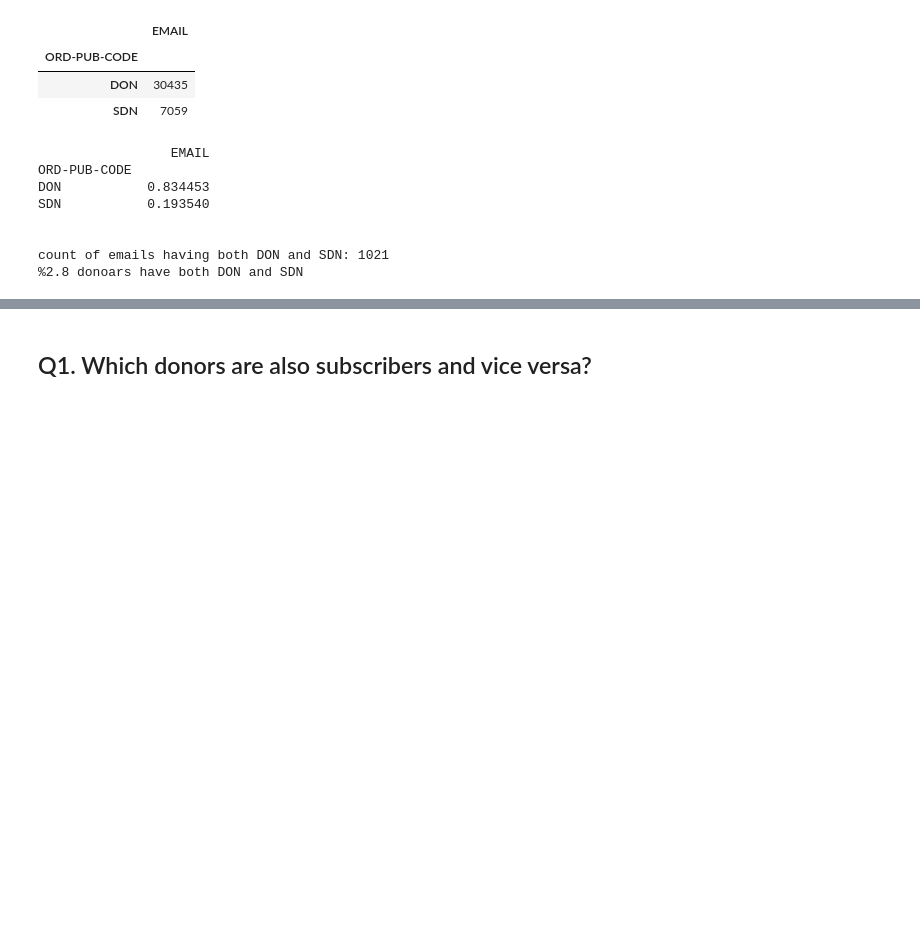
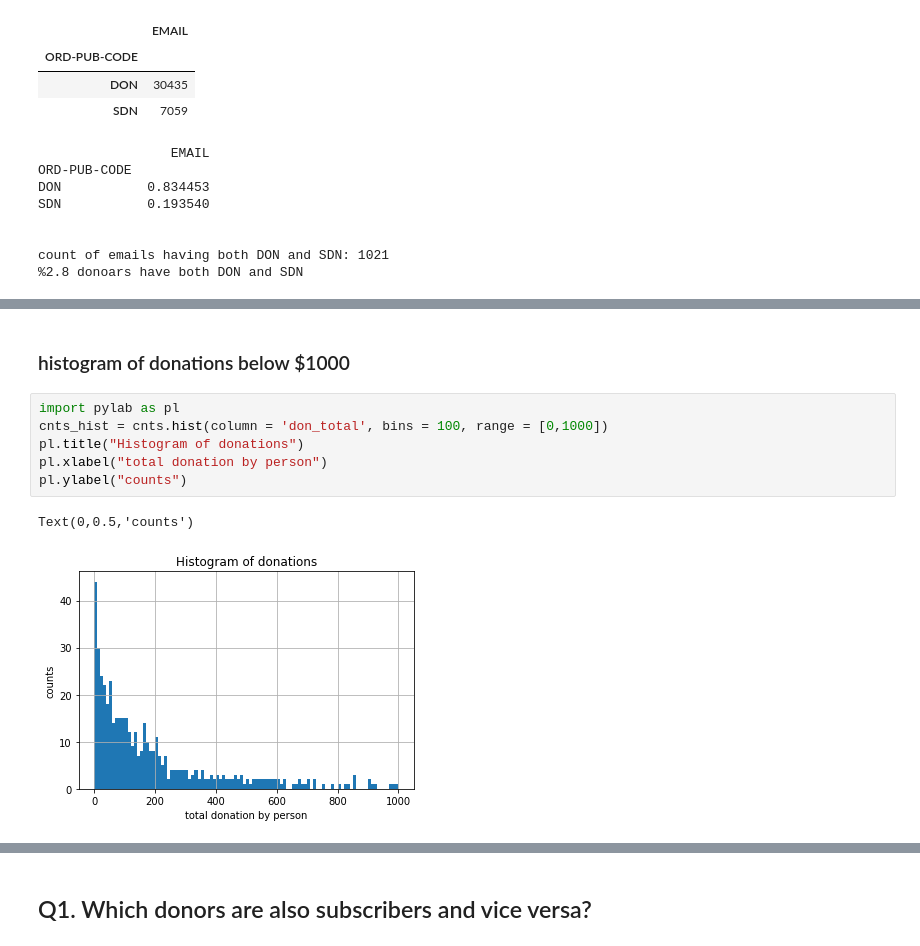
Before and after one commit to tingtingexelate/mother_jones, a Jupyter notebook: user_data/question_oriented_user_exploration.ipynb, the cells around one changed output, grey strips where cells are left out. Drawn from its saved outputs; the diff is of its cells as text; blank space fills up the shorter version.

```diff
--- a/user_data/question_oriented_user_exploration.ipynb
+++ b/user_data/question_oriented_user_exploration.ipynb
@@ -171,0 +207,11 @@ count of emails having both DON and SDN: 1021
+# %% [markdown]
+### histogram of donations below $1000
+# %%
+import pylab as pl
+cnts_hist = cnts.hist(column = 'don_total', bins = 100, range = [0,1000])
+pl.title("Histogram of donations")
+pl.xlabel("total donation by person")
+pl.ylabel("counts")
+# %% [output]
+Text(0,0.5,'counts')
+[figure, added]
```
Also changed, not shown: parts of 35 cells of this notebook, 1 other file.
